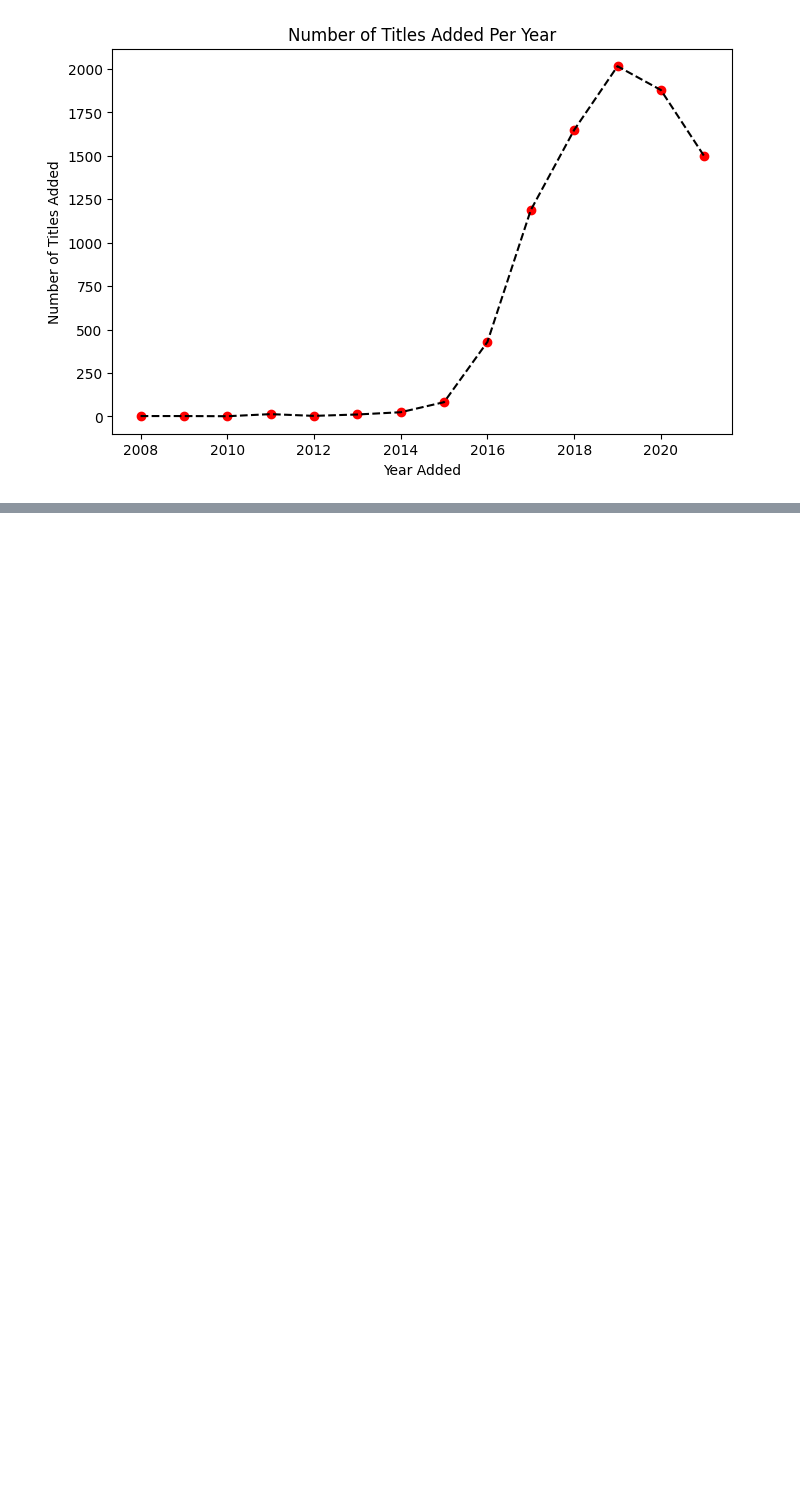
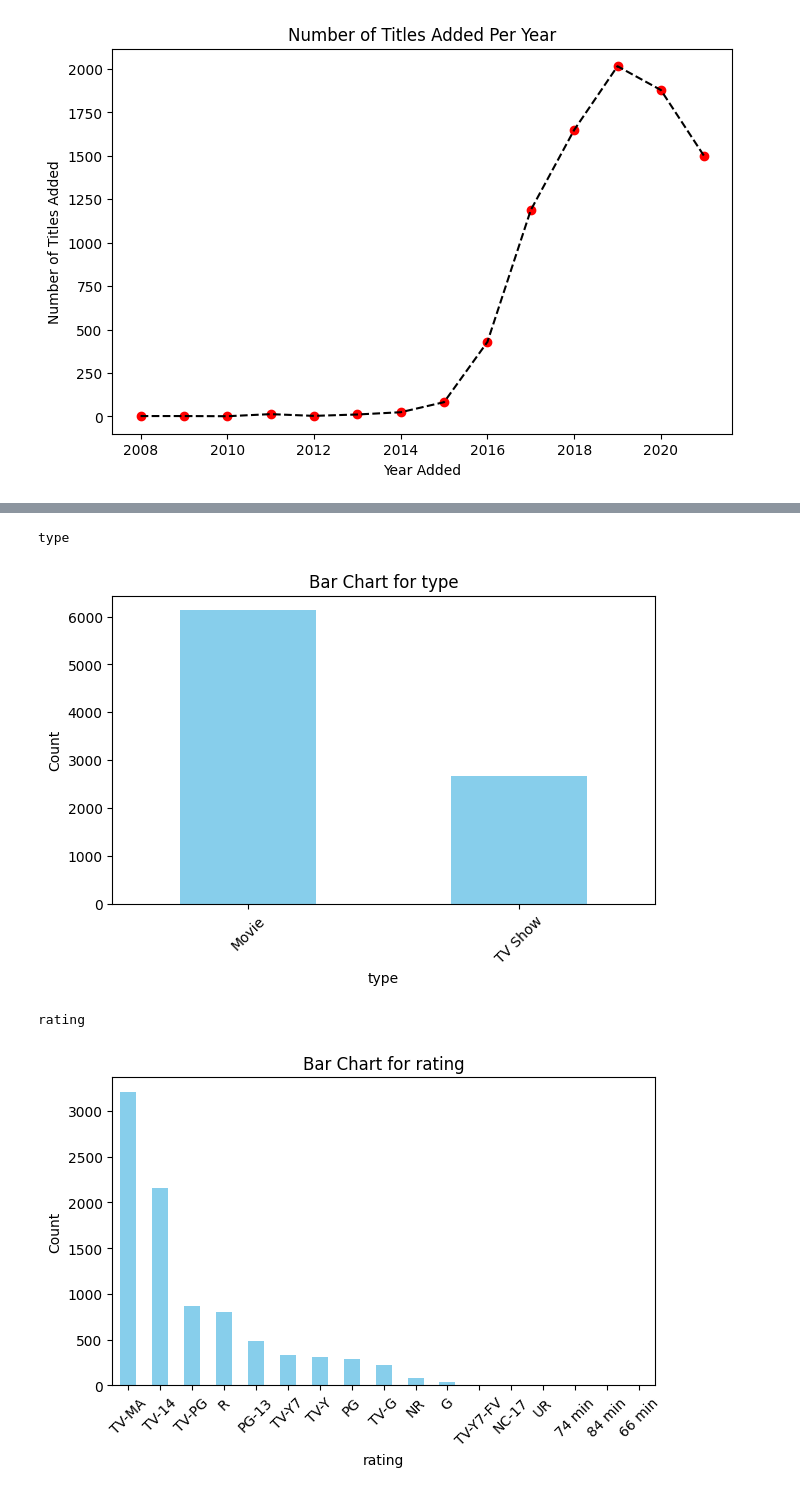
Before and after one commit to SWARUPMAGAR/ML-Lab-Assignments, a Jupyter notebook: Assignment1.ipynb, the cells around one changed output, grey strips where cells are left out. Drawn from its saved outputs; the diff is of its cells as text; code cells hidden in the pictures; blank space fills up the shorter version.

```diff
--- a/Assignment1.ipynb
+++ b/Assignment1.ipynb
@@ -163,0 +183,21 @@ plt.show()
+# %%
+#Bar chart
+
+
+num_cols = ['type', 'rating',]
+
+for col in num_cols:
+        print(f"{col}")
+
+        plt.figure(figsize=(7,4))
+        data[col].value_counts().plot(kind='bar', color='skyblue')
+        plt.xlabel(col)
+        plt.ylabel('Count')
+        plt.title(f'Bar Chart for {col}')
+        plt.xticks(rotation=45)
+        plt.show()
+# %% [output]
+type
+[figure, added]
+rating
+[figure, added]
```
Also changed, not shown: parts of 5 cells of this notebook.
